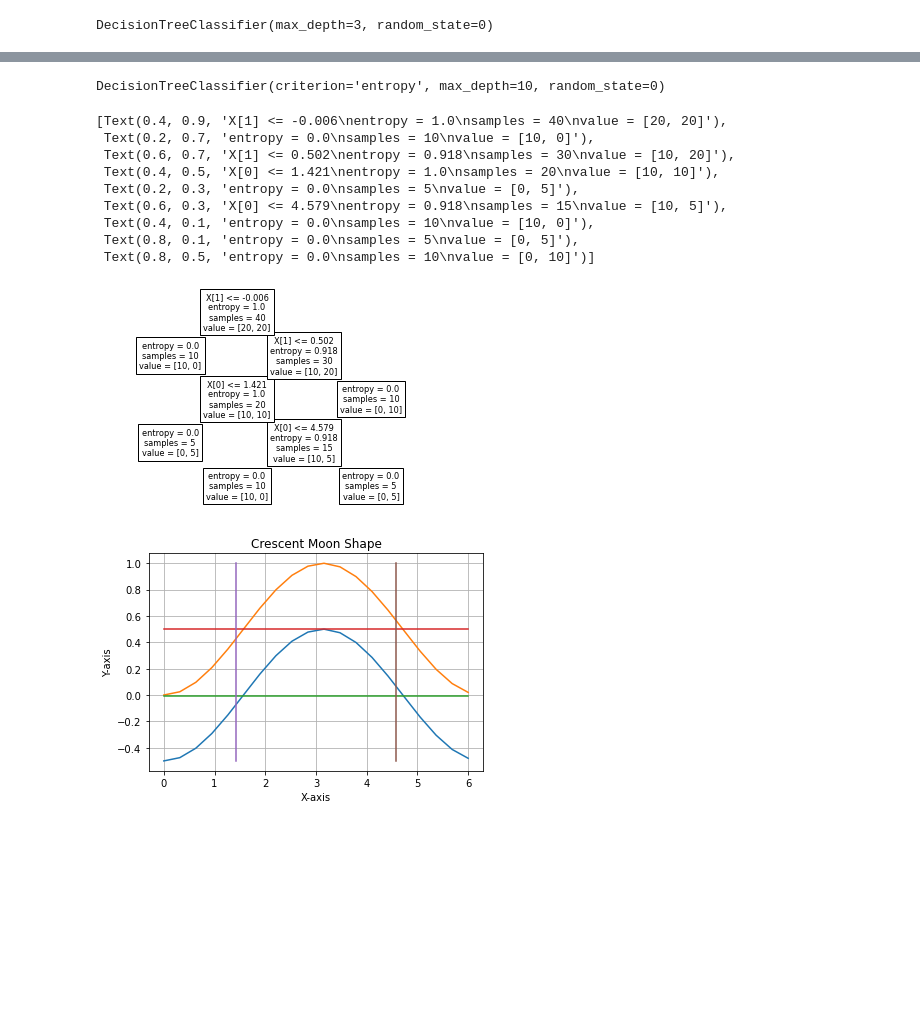
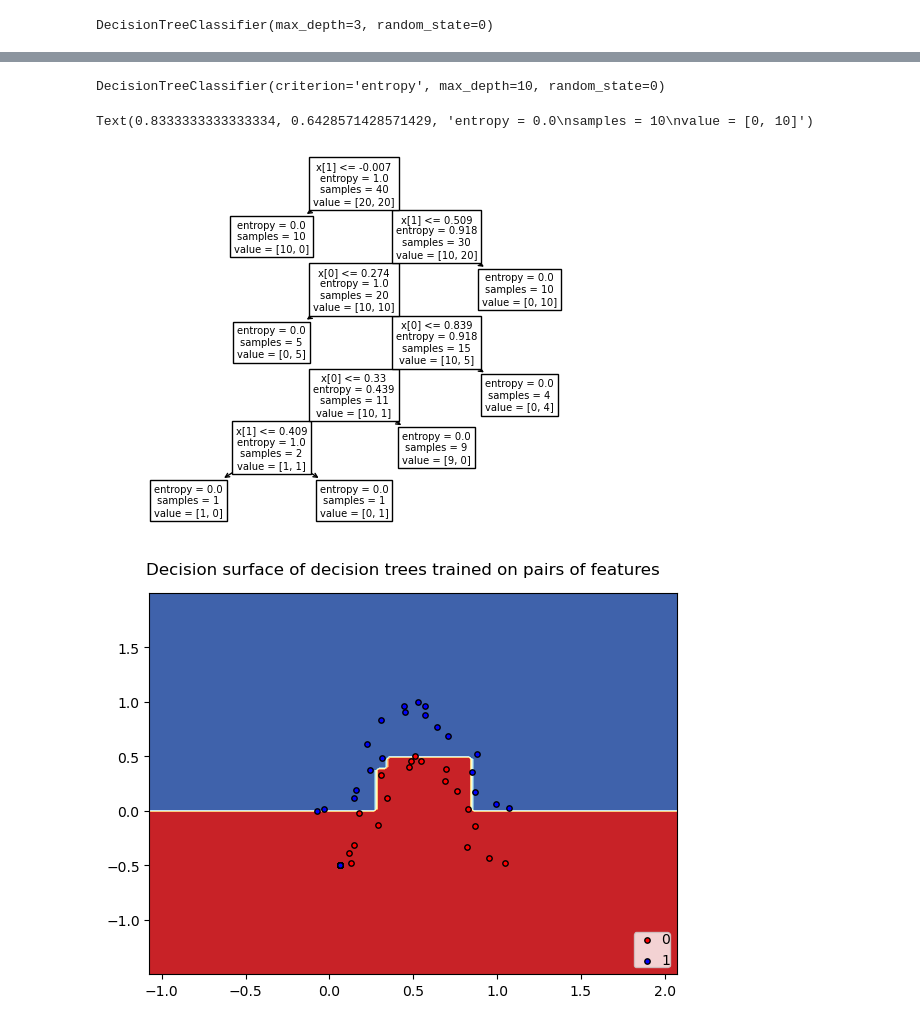
Before and after one commit to JleenDeniel/edu, a Jupyter notebook: trees/desicion_trees_and_forest.ipynb, the cells around one changed output, grey strips where cells are left out. Cells and saved outputs as stored; diff of their text form; code cells hidden in the pictures; blank space fills up the shorter version.

Commit message:
added presentation text and workshop

```diff
--- a/trees/desicion_trees_and_forest.ipynb
+++ b/trees/desicion_trees_and_forest.ipynb
@@ -226,6 +194,6 @@ target1 = np.linspace(1, 1, 20)
 target0 = np.linspace(0, 0, 20)
 target = np.append(target0, target1)
 # %%
-data = np.array([np.append(x,x),np.append(y1,y2), target]).T
+data = np.array([np.append(x1_values,x2_values),np.append(crescent_y1,crescent_y2), target]).T
 # %%
 clf = DecisionTreeClassifier(random_state=0, max_depth=1)
@@ -344,33 +245,14 @@ plt.show()
 # %%
 clf_res_entropy = DecisionTreeClassifier(random_state=0, max_depth=10, criterion='entropy')
+clf_res_entropy.fit(data[:,0:2], data[:,2])
+# %% [output]
+DecisionTreeClassifier(criterion='entropy', max_depth=10, random_state=0)
-# %%
-clf_res_entropy.fit(data[:,0:2], data[:,2])
-# %% [output]
-DecisionTreeClassifier(criterion='entropy', max_depth=10, random_state=0)
 # %%
-plot_tree(clf_res_entropy)
+plot_tree(clf_res_entropy)[-1]
 # %% [output]
-[Text(0.4, 0.9, 'X[1] <= -0.006\nentropy = 1.0\nsamples = 40\nvalue = [20, 20]'),
- Text(0.2, 0.7, 'entropy = 0.0\nsamples = 10\nvalue = [10, 0]'),
- Text(0.6, 0.7, 'X[1] <= 0.502\nentropy = 0.918\nsamples = 30\nvalue = [10, 20]'),
- Text(0.4, 0.5, 'X[0] <= 1.421\nentropy = 1.0\nsamples = 20\nvalue = [10, 10]'),
- Text(0.2, 0.3, 'entropy = 0.0\nsamples = 5\nvalue = [0, 5]'),
- Text(0.6, 0.3, 'X[0] <= 4.579\nentropy = 0.918\nsamples = 15\nvalue = [10, 5]'),
- Text(0.4, 0.1, 'entropy = 0.0\nsamples = 10\nvalue = [10, 0]'),
- Text(0.8, 0.1, 'entropy = 0.0\nsamples = 5\nvalue = [0, 5]'),
- Text(0.8, 0.5, 'entropy = 0.0\nsamples = 10\nvalue = [0, 10]')]
+Text(0.8333333333333334, 0.6428571428571429, 'entropy = 0.0\nsamples = 10\nvalue = [0, 10]')
-[figure, old version]
+[figure, new version]
 # %%
-plt.plot(x, y1)
-plt.plot(x, y2)
-plt.plot(x, [-0.006]*20)
-plt.plot(x, [0.502]*20)
-plt.plot([1.421]*20, np.linspace(-0.5, 1, 20))
-plt.plot([4.579]*20, np.linspace(-0.5, 1, 20))
-plt.title('Crescent Moon Shape')
-plt.xlabel('X-axis')
-plt.ylabel('Y-axis')
-plt.grid(True)
-plt.show()
+plot_surface(clf_res_entropy)
 # %% [output]
-[figure, old version]
+[figure, new version]
```
Also changed, not shown: parts of 65 cells of this notebook, 5 other files.
